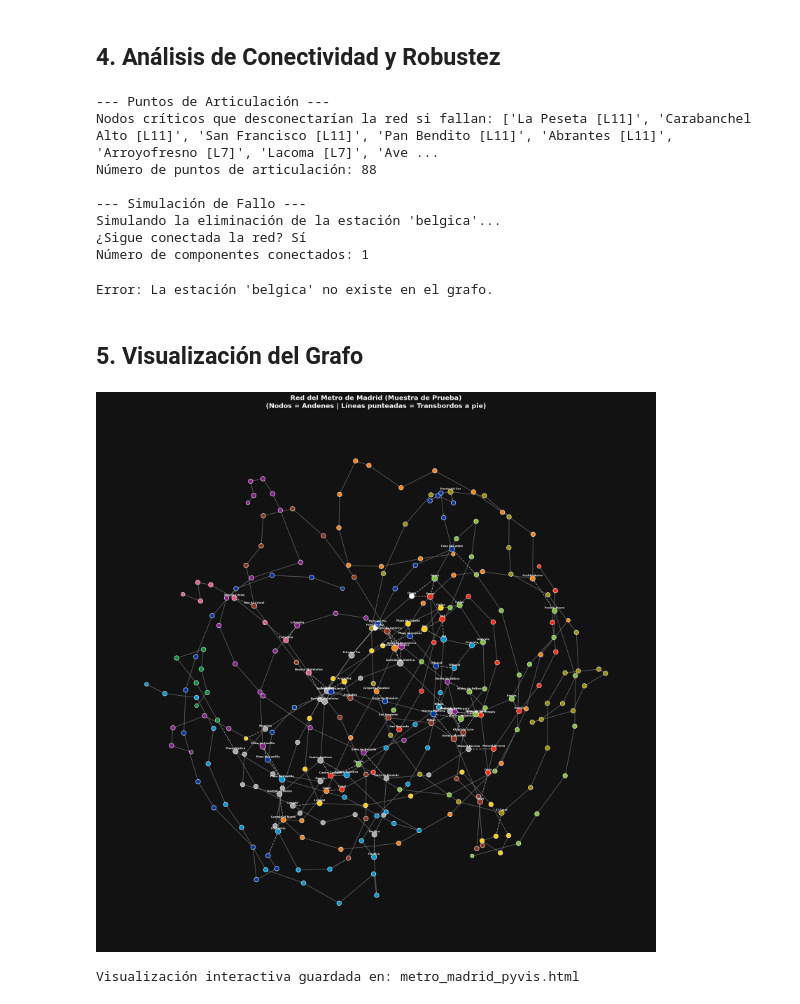
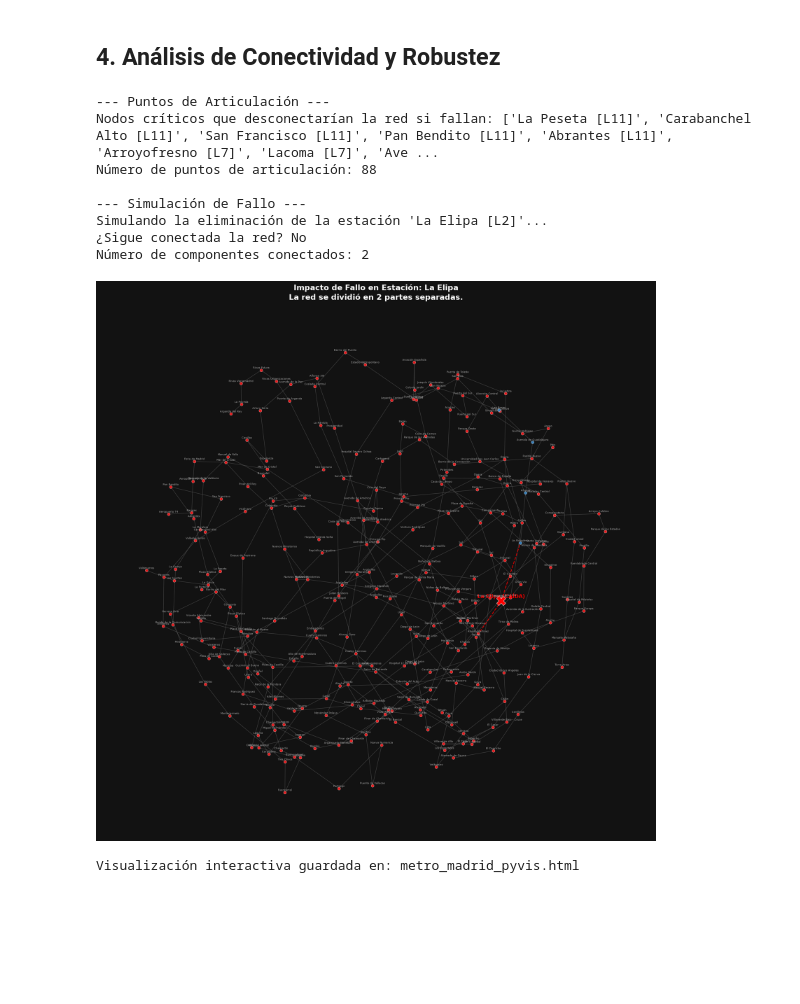
Before and after one commit to mathiaslozano1/metro_madrid, a Jupyter notebook: notebooks/Proyecto_Metro_Madrid.ipynb, the cells around one changed output. Cells and saved outputs as stored; diff of their text form; code cells hidden in the pictures; blank space fills up the shorter version.

```diff
--- a/notebooks/Proyecto_Metro_Madrid.ipynb
+++ b/notebooks/Proyecto_Metro_Madrid.ipynb
@@ -78,35 +95,26 @@ for idx, est in enumerate(metricas['top_stations_betweenness'], 1):
 # %%
 puntos_articulacion = identify_articulation_points(G)
 print("--- Puntos de Articulación ---")
 print(f"Nodos críticos que desconectarían la red si fallan: {puntos_articulacion}")
 print(f"Número de puntos de articulación: {len(puntos_articulacion)}")
 
 print("\n--- Simulación de Fallo ---")
-nodo_fallo = 'belgica'
+nodo_fallo = 'La Elipa [L2]'
 resultado = simulate_node_removal(G, nodo_fallo)
 print(f"Simulando la eliminación de la estación '{nodo_fallo}'...")
 print(f"¿Sigue conectada la red? {'Sí' if resultado['is_connected'] else 'No'}")
 print(f"Número de componentes conectados: {resultado['num_components']}")
+plot_failed_station_matplotlib(G, nodo_fallo)
 # %% [output]
 --- Puntos de Articulación ---
 Nodos críticos que desconectarían la red si fallan: ['La Peseta [L11]', 'Carabanchel Alto [L11]', 'San Francisco [L11]', 'Pan Bendito [L11]', 'Abrantes [L11]', 'Arroyofresno [L7]', 'Lacoma [L7]', 'Ave ...
 Número de puntos de articulación: 88
 
 --- Simulación de Fallo ---
-Simulando la eliminación de la estación 'belgica'...
-¿Sigue conectada la red? Sí
-Número de componentes conectados: 1
+Simulando la eliminación de la estación 'La Elipa [L2]'...
+¿Sigue conectada la red? No
+Número de componentes conectados: 2
+[figure, added]
-# %%
-plot_failed_station_matplotlib(G, nodo_fallo)
-# %% [output]
-Error: La estación 'belgica' no existe en el grafo.
-# %% [markdown]
-## 5. Visualización del Grafo
-# %%
-# Visualización estática
-plot_graph_matplotlib(G, title="Red del Metro de Madrid (Muestra de Prueba)")
-# %% [output]
-[figure, removed]
 # %%
 plot_graph_pyvis(G)
 # %% [output]
```
Also changed, not shown: parts of 8 cells of this notebook.
